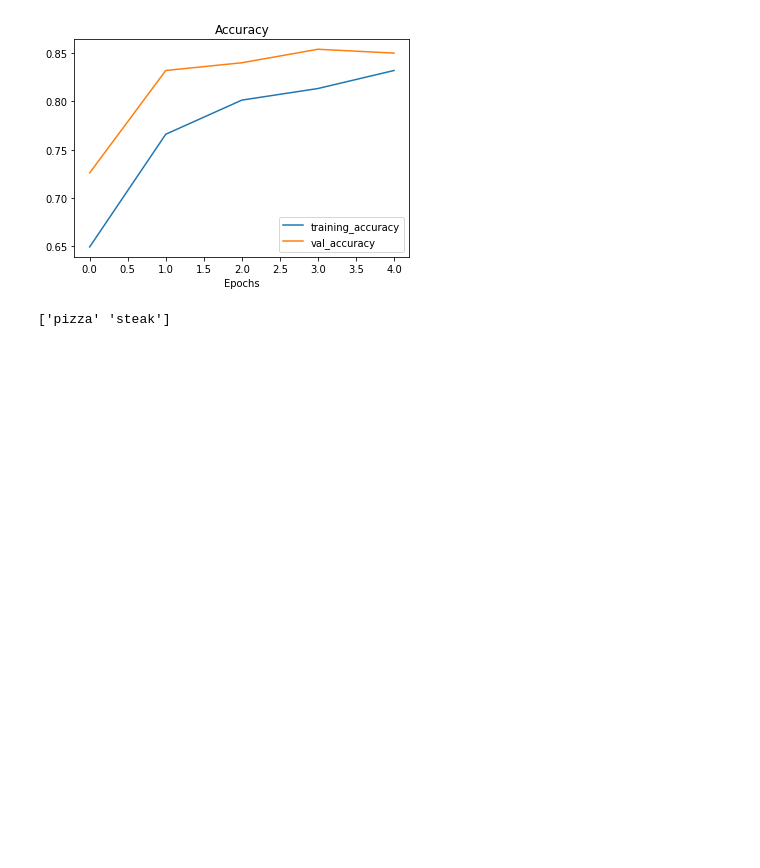
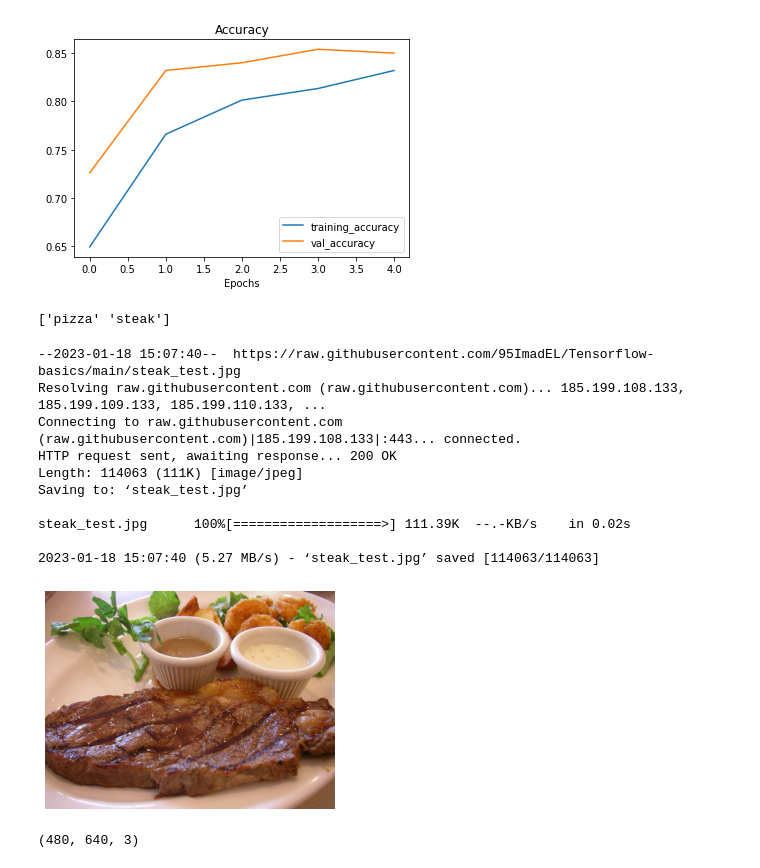
Before and after one commit to 95ImadEL/Tensorflow-basics, a Jupyter notebook: CNN_TF.ipynb, the cells around one changed output. Drawn from its saved outputs; the diff is of its cells as text; code cells hidden in the pictures; blank space fills up the shorter version.

```diff
--- a/CNN_TF.ipynb
+++ b/CNN_TF.ipynb
@@ -733,3 +743,24 @@ plot_loss_curves(history_5)
 print(class_names)
 # %% [output]
 ['pizza' 'steak']
+# %%
+!wget https://raw.githubusercontent.com/95ImadEL/Tensorflow-basics/main/steak_test.jpg
+steak = mpimg.imread("steak_test.jpg")
+plt.imshow(steak)
+plt.axis(False);
+# %% [output]
+--2023-01-18 15:07:40--  https://raw.githubusercontent.com/95ImadEL/Tensorflow-basics/main/steak_test.jpg
+Resolving raw.githubusercontent.com (raw.githubusercontent.com)... 185.199.108.133, 185.199.109.133, 185.199.110.133, ...
+Connecting to raw.githubusercontent.com (raw.githubusercontent.com)|185.199.108.133|:443... connected.
+HTTP request sent, awaiting response... 200 OK
+Length: 114063 (111K) [image/jpeg]
+Saving to: ‘steak_test.jpg’
+
+steak_test.jpg      100%[===================>] 111.39K  --.-KB/s    in 0.02s
+
+2023-01-18 15:07:40 (5.27 MB/s) - ‘steak_test.jpg’ saved [114063/114063]
+[figure, added]
+# %%
+steak.shape
+# %% [output]
+(480, 640, 3)
```
Also changed, not shown: parts of 11 cells of this notebook.
